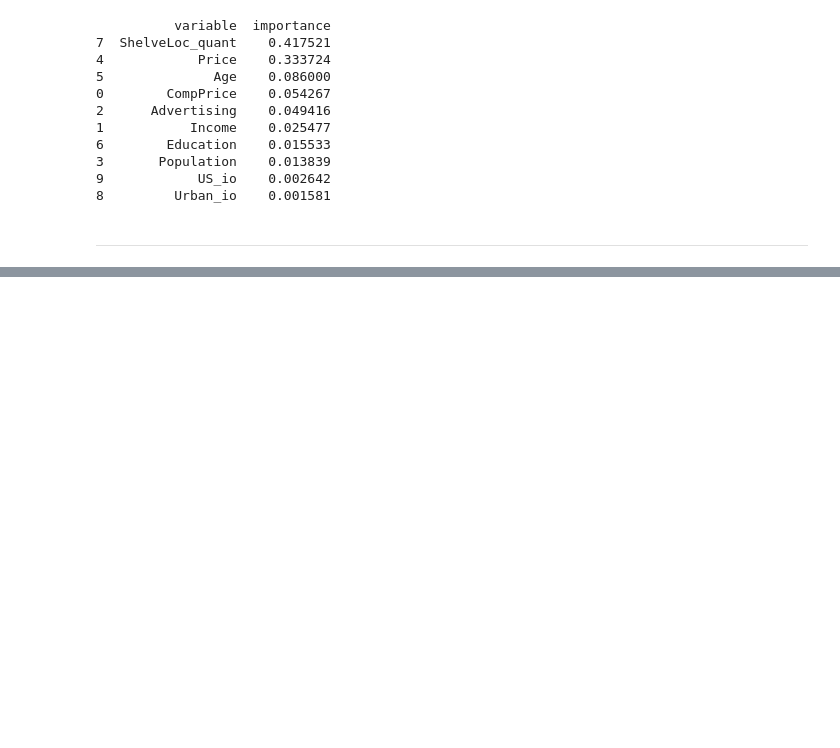
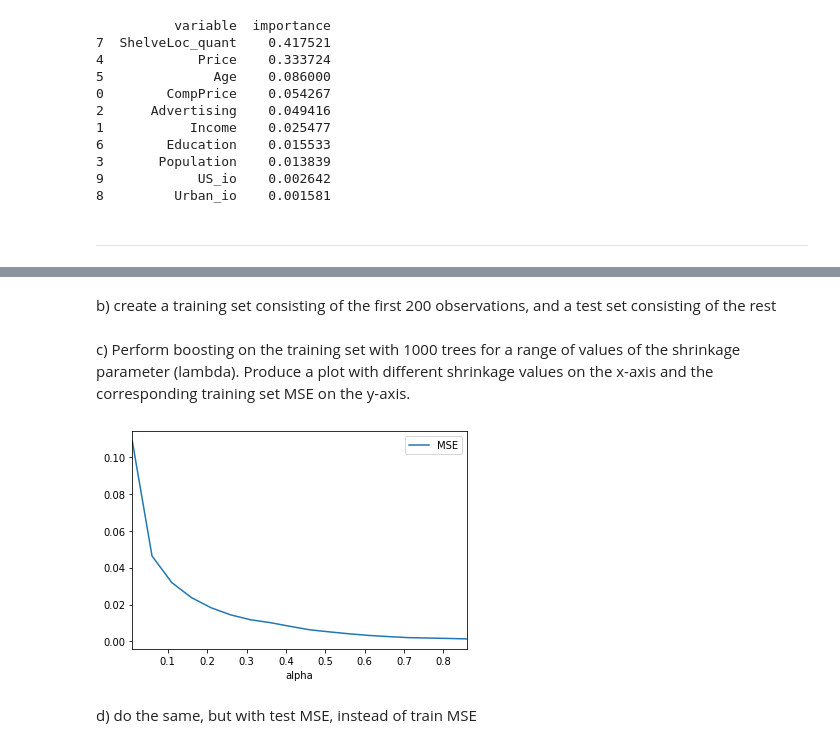
Before and after one commit to joepollastrini/Introduction-to-Statistical-Learning-Exercises, a Jupyter notebook: Chapter 8/Applied Exercises.ipynb, the cells around one changed output, grey strips where cells are left out. Cells and saved outputs as stored; diff of their text form; code cells hidden in the pictures; blank space fills up the shorter version.

```diff
--- a/Chapter 8/Applied Exercises.ipynb
+++ b/Chapter 8/Applied Exercises.ipynb
@@ -153,0 +162,48 @@ print(features)
+# %%
+def div(val):
+    if val == 'E':
+        return 0
+    elif val == 'C':
+        return 1
+    else:
+        return 2
+# %%
+hitters['League_N'] = hitters['League'].apply(lambda x: 1 if x == 'N' else 0)
+hitters['NewLeague_N'] = hitters['NewLeague'].apply(lambda x: 1 if x == 'N' else 0)
+hitters['Division_ECW_012'] = hitters['Division'].apply(lambda x: div(x))
+
+hitters.drop(columns = ['Hitter', 'League', 'NewLeague', 'Division'], inplace=True)
+# %% [markdown]
+b) create a training set consisting of the first 200 observations, and a test set consisting of the rest
+# %%
+train = hitters.head(200)
+test = hitters.drop(train.index)
+
+response = 'Salary_log'
+y_train = train[response]
+x_train = train.drop(columns = [response])
+
+y_test = test[response]
+x_test = test.drop(columns = [response])
+# %% [markdown]
+c) Perform boosting on the training set with 1000 trees for a range of values of the shrinkage parameter (lambda).  Produce a plot with different shrinkage values on the x-axis and the corresponding training set MSE on the y-axis.
+# %%
+num_trees = 1000
+
+from sklearn.ensemble import GradientBoostingRegressor as boostReg
+
+data = []
+for i in range(1, 90, 5):
+    alpha = i/100.0
+    boostTree = boostReg(n_estimators = num_trees, learning_rate=alpha, max_depth = 1, random_state=0)
+    boostTree.fit(x_train, y_train)
+
+    error = mse(y_train, boostTree.predict(x_train))
+    data.append([alpha, error])
+# %%
+d = pd.DataFrame(data, columns=['alpha', 'MSE'])
+d.plot(x='alpha', y='MSE');
+# %% [output]
+[figure, added]
+# %% [markdown]
+d) do the same, but with test MSE, instead of train MSE
```
Also changed, not shown: parts of 40 cells of this notebook, 2 other files.
